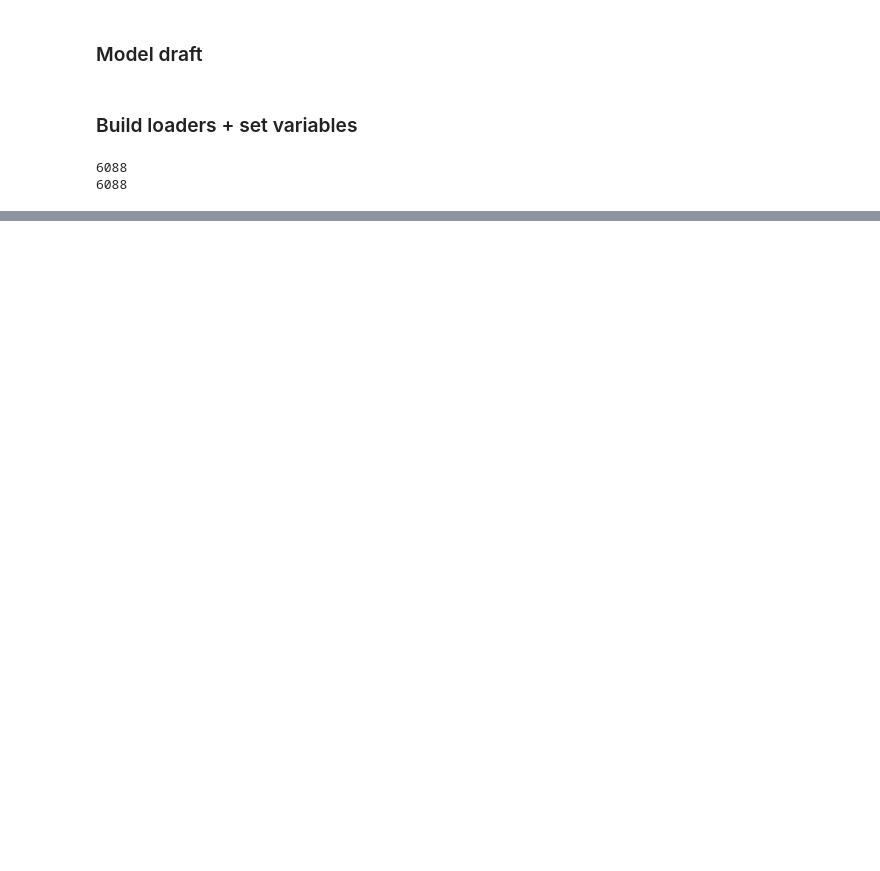
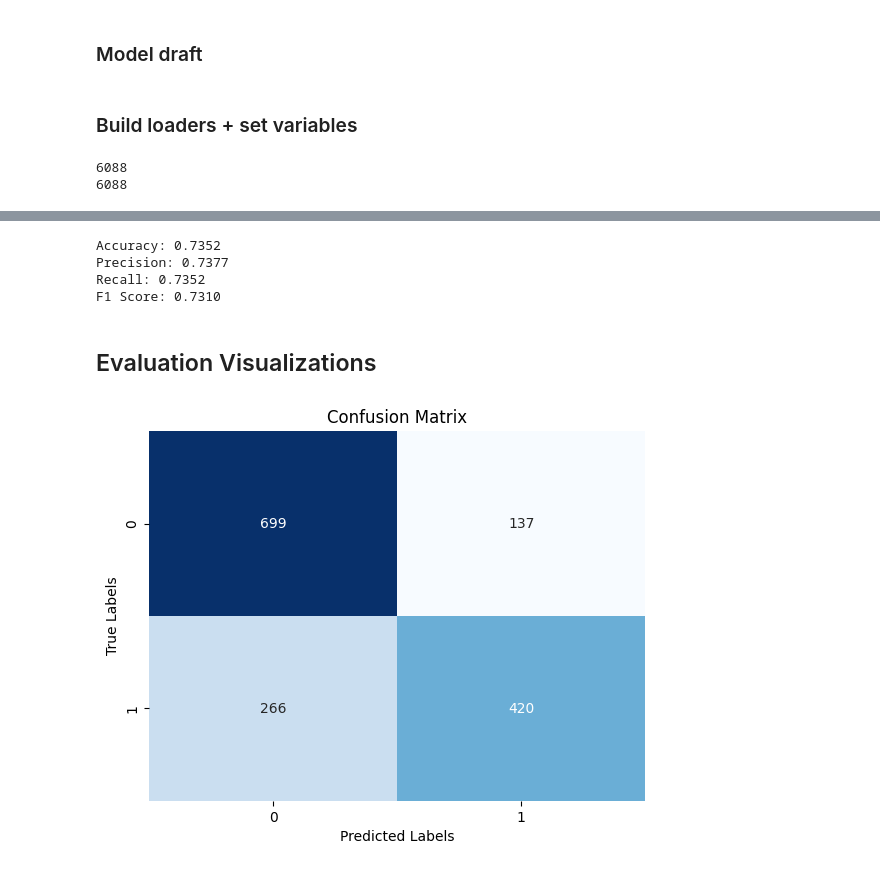
Before and after one commit to SebastianKropp/DisasterDetectionModel, a Jupyter notebook: main.ipynb, the cells around one changed output, grey strips where cells are left out. Drawn from its saved outputs; the diff is of its cells as text; code cells hidden in the pictures; blank space fills up the shorter version.

Commit message:
added evaluation

```diff
--- a/main.ipynb
+++ b/main.ipynb
@@ -80,11 +49,16 @@ def convert_features_to_one_hot(df, feature_name_list):
   return df
 #Define the training set/test set from the imported data... x_train, x_val, etc... needs to be predefined
 
-data_to_convert = ['train_data', 'val_data']
+feature_list = ['location', 'keyword']
 
-feature_list = ['location', 'keyword']
-for i,ix in enumerate(data_to_convert):
-  exec(f'{data_to_convert[i]} = convert_features_to_one_hot({ix}, {feature_list})')
+#data_to_convert = ['train_data', 'val_data']
+#for i,ix in enumerate(data_to_convert):
+#  exec(f'{data_to_convert[i]} = convert_features_to_one_hot({ix}, {feature_list})')
+
+data = convert_features_to_one_hot(data, feature_list)
+
+train_data, val_data, train_target, val_target = train_test_split(data, target, test_size = 0.2)
+print(train_target)
 # %%
 print(len(train_data.keys()))
 input_layers = len(train_data.keys())
@@ -242,0 +255,15 @@ RuntimeError: mat1 and mat2 shapes cannot be multiplied (32x1047 and 3011x32)
+# %%
+#validate_model(Model, val_loader)
+
+accuracy, precision, recall, f1, true_labels, predicted_labels, predicted_probs = validate_model(Model, val_loader)
+print("Accuracy: {:.4f}".format(accuracy))
+print("Precision: {:.4f}".format(precision))
+print("Recall: {:.4f}".format(recall))
+print("F1 Score: {:.4f}".format(f1))
+# %% [output]
+Accuracy: 0.7352
+Precision: 0.7377
+Recall: 0.7352
+F1 Score: 0.7310
+# %% [markdown]
+## Evaluation Visualizations
@@ -242,0 +273,19 @@ RuntimeError: mat1 and mat2 shapes cannot be multiplied (32x1047 and 3011x32)
+# %%
+def plot_confusion_matrix(true_labels, predicted_labels):
+    # Calculate the confusion matrix
+    cm = confusion_matrix(true_labels, predicted_labels)
+
+    # Create a heatmap for the confusion matrix
+    sns.heatmap(cm, annot=True, cmap='Blues', fmt='d', cbar=False)
+
+    # Set axis labels and title
+    plt.xlabel('Predicted Labels')
+    plt.ylabel('True Labels')
+    plt.title('Confusion Matrix')
+
+    # Show the plot
+    plt.show()
+
+plot_confusion_matrix(true_labels, predicted_labels)
+# %% [output]
+[figure, added]
```
Also changed, not shown: parts of 17 cells of this notebook.
